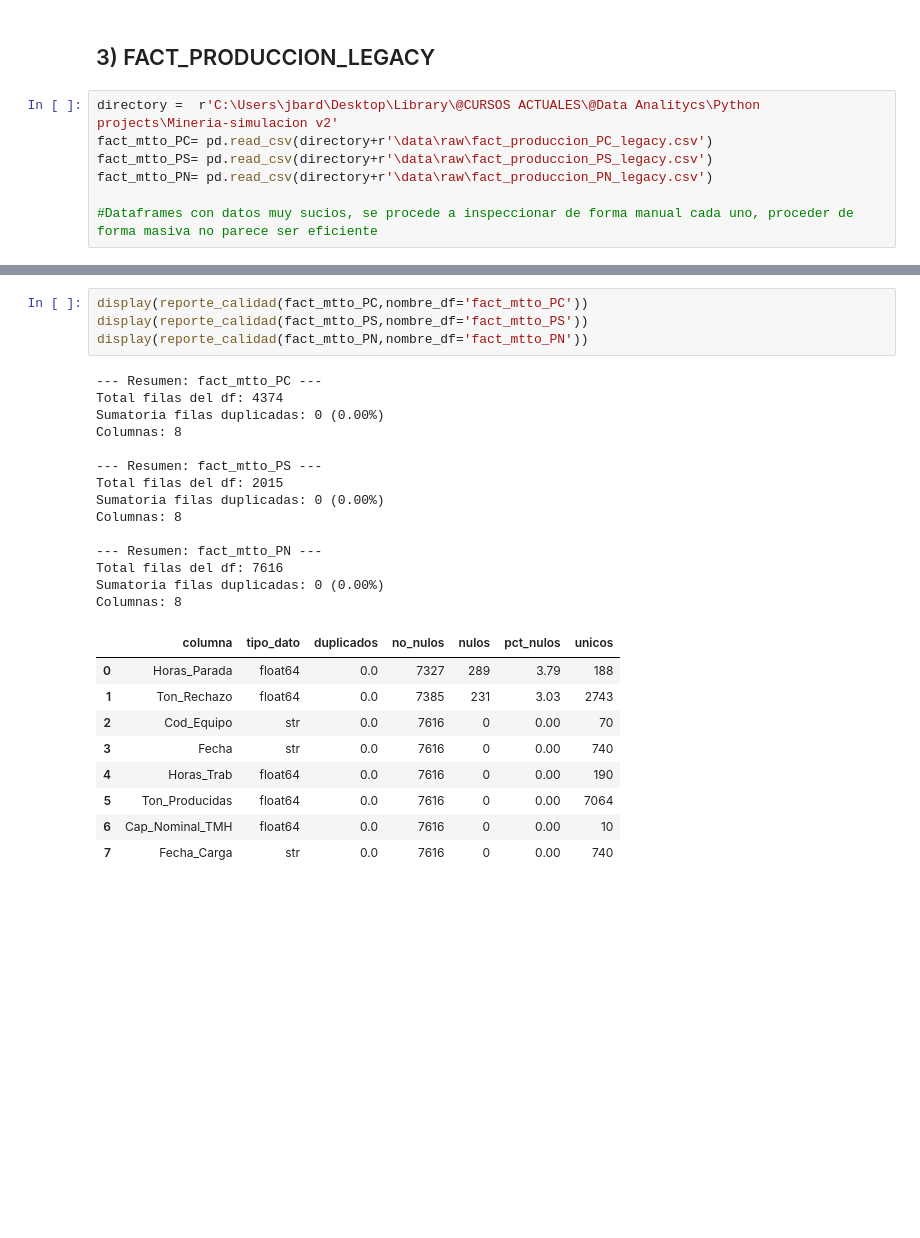
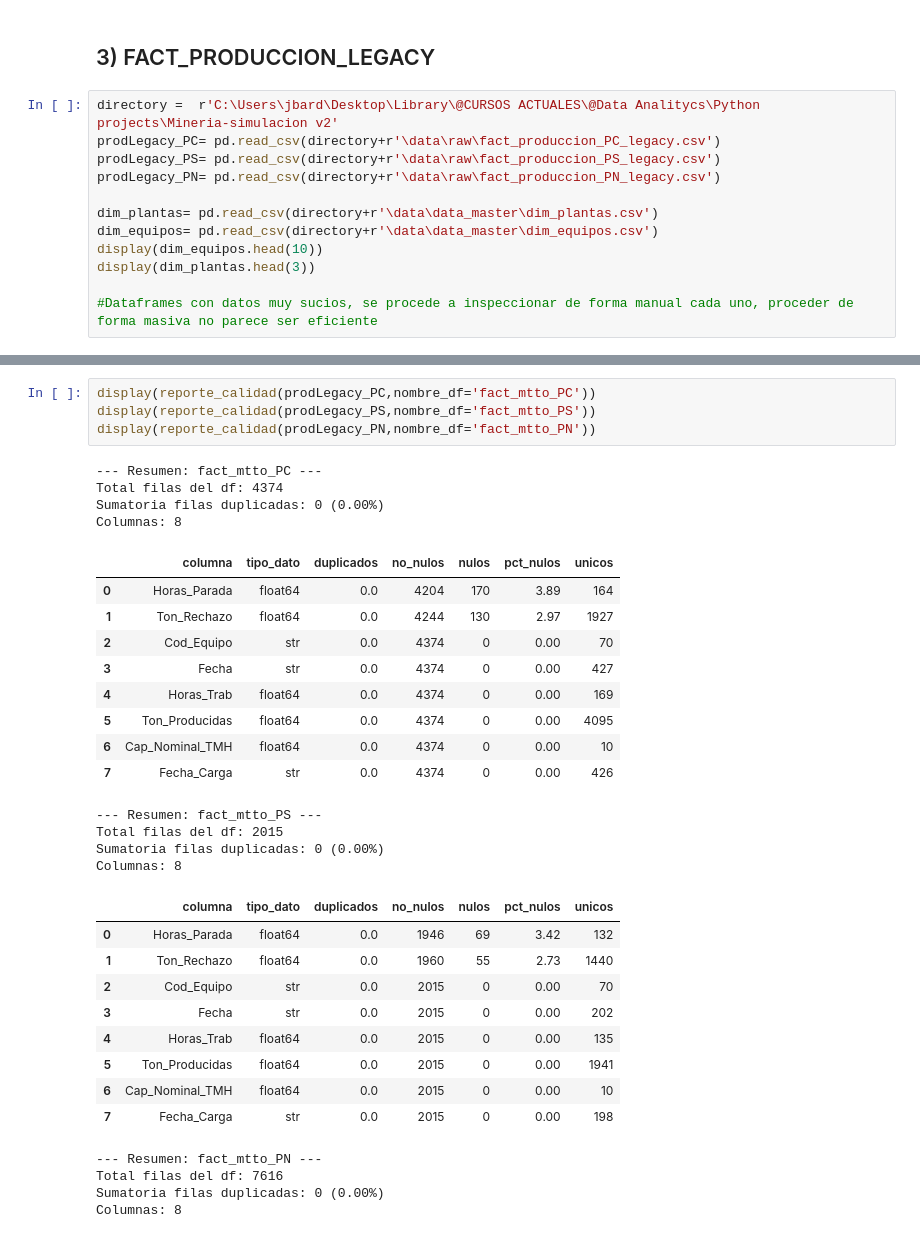
Before and after one commit to josue789a/Mineria-simulacion-v2, a Jupyter notebook: notebooks/Exploracion1.ipynb, the cells around one changed output, grey strips where cells are left out. Cells and saved outputs as stored; diff of their text form; blank space fills up the shorter version.

```diff
--- a/notebooks/Exploracion1.ipynb
+++ b/notebooks/Exploracion1.ipynb
@@ -748,8 +748,13 @@ print(f"📋 Log actualizado: {ruta_log}")
 ## 3) FACT_PRODUCCION_LEGACY
 # %%
 directory =  r'C:\Users\jbard\Desktop\Library\@CURSOS ACTUALES\@Data Analitycs\Python projects\Mineria-simulacion v2'
-fact_mtto_PC= pd.read_csv(directory+r'\data\raw\fact_produccion_PC_legacy.csv')
-fact_mtto_PS= pd.read_csv(directory+r'\data\raw\fact_produccion_PS_legacy.csv')
-fact_mtto_PN= pd.read_csv(directory+r'\data\raw\fact_produccion_PN_legacy.csv')
+prodLegacy_PC= pd.read_csv(directory+r'\data\raw\fact_produccion_PC_legacy.csv')
+prodLegacy_PS= pd.read_csv(directory+r'\data\raw\fact_produccion_PS_legacy.csv')
+prodLegacy_PN= pd.read_csv(directory+r'\data\raw\fact_produccion_PN_legacy.csv')
+
+dim_plantas= pd.read_csv(directory+r'\data\data_master\dim_plantas.csv')
+dim_equipos= pd.read_csv(directory+r'\data\data_master\dim_equipos.csv')
+display(dim_equipos.head(10))
+display(dim_plantas.head(3))
 
 #Dataframes con datos muy sucios, se procede a inspeccionar de forma manual cada uno, proceder de forma masiva no parece ser eficiente
@@ -756,28 +777,35 @@ fact_mtto_PN= pd.read_csv(directory+r'\data\raw\fact_produccion_PN_legacy.csv')
 # %%
-display(reporte_calidad(fact_mtto_PC,nombre_df='fact_mtto_PC'))
-display(reporte_calidad(fact_mtto_PS,nombre_df='fact_mtto_PS'))
-display(reporte_calidad(fact_mtto_PN,nombre_df='fact_mtto_PN'))
+display(reporte_calidad(prodLegacy_PC,nombre_df='fact_mtto_PC'))
+display(reporte_calidad(prodLegacy_PS,nombre_df='fact_mtto_PS'))
+display(reporte_calidad(prodLegacy_PN,nombre_df='fact_mtto_PN'))
 # %% [output]
 --- Resumen: fact_mtto_PC ---
 Total filas del df: 4374
 Sumatoria filas duplicadas: 0 (0.00%)
 Columnas: 8
-
---- Resumen: fact_mtto_PS ---
-Total filas del df: 2015
-Sumatoria filas duplicadas: 0 (0.00%)
-Columnas: 8
-
---- Resumen: fact_mtto_PN ---
-Total filas del df: 7616
-Sumatoria filas duplicadas: 0 (0.00%)
-Columnas: 8
 |  | columna | tipo_dato | duplicados | no_nulos | nulos | pct_nulos | unicos |
-| 0 | Horas_Parada | float64 | 0.0 | 7327 | 289 | 3.79 | 188 |
-| 1 | Ton_Rechazo | float64 | 0.0 | 7385 | 231 | 3.03 | 2743 |
-| 2 | Cod_Equipo | str | 0.0 | 7616 | 0 | 0.00 | 70 |
-| 3 | Fecha | str | 0.0 | 7616 | 0 | 0.00 | 740 |
-| 4 | Horas_Trab | float64 | 0.0 | 7616 | 0 | 0.00 | 190 |
-| 5 | Ton_Producidas | float64 | 0.0 | 7616 | 0 | 0.00 | 7064 |
-| 6 | Cap_Nominal_TMH | float64 | 0.0 | 7616 | 0 | 0.00 | 10 |
-| 7 | Fecha_Carga | str | 0.0 | 7616 | 0 | 0.00 | 740 |
+| 0 | Horas_Parada | float64 | 0.0 | 4204 | 170 | 3.89 | 164 |
+| 1 | Ton_Rechazo | float64 | 0.0 | 4244 | 130 | 2.97 | 1927 |
+| 2 | Cod_Equipo | str | 0.0 | 4374 | 0 | 0.00 | 70 |
+| 3 | Fecha | str | 0.0 | 4374 | 0 | 0.00 | 427 |
+| 4 | Horas_Trab | float64 | 0.0 | 4374 | 0 | 0.00 | 169 |
+| 5 | Ton_Producidas | float64 | 0.0 | 4374 | 0 | 0.00 | 4095 |
+| 6 | Cap_Nominal_TMH | float64 | 0.0 | 4374 | 0 | 0.00 | 10 |
+| 7 | Fecha_Carga | str | 0.0 | 4374 | 0 | 0.00 | 426 |
+--- Resumen: fact_mtto_PS ---
+Total filas del df: 2015
+Sumatoria filas duplicadas: 0 (0.00%)
+Columnas: 8
+|  | columna | tipo_dato | duplicados | no_nulos | nulos | pct_nulos | unicos |
+| 0 | Horas_Parada | float64 | 0.0 | 1946 | 69 | 3.42 | 132 |
+| 1 | Ton_Rechazo | float64 | 0.0 | 1960 | 55 | 2.73 | 1440 |
+| 2 | Cod_Equipo | str | 0.0 | 2015 | 0 | 0.00 | 70 |
+| 3 | Fecha | str | 0.0 | 2015 | 0 | 0.00 | 202 |
+| 4 | Horas_Trab | float64 | 0.0 | 2015 | 0 | 0.00 | 135 |
+| 5 | Ton_Producidas | float64 | 0.0 | 2015 | 0 | 0.00 | 1941 |
+| 6 | Cap_Nominal_TMH | float64 | 0.0 | 2015 | 0 | 0.00 | 10 |
+| 7 | Fecha_Carga | str | 0.0 | 2015 | 0 | 0.00 | 198 |
+--- Resumen: fact_mtto_PN ---
+Total filas del df: 7616
+Sumatoria filas duplicadas: 0 (0.00%)
+Columnas: 8
```
Also changed, not shown: parts of 7 cells of this notebook.
